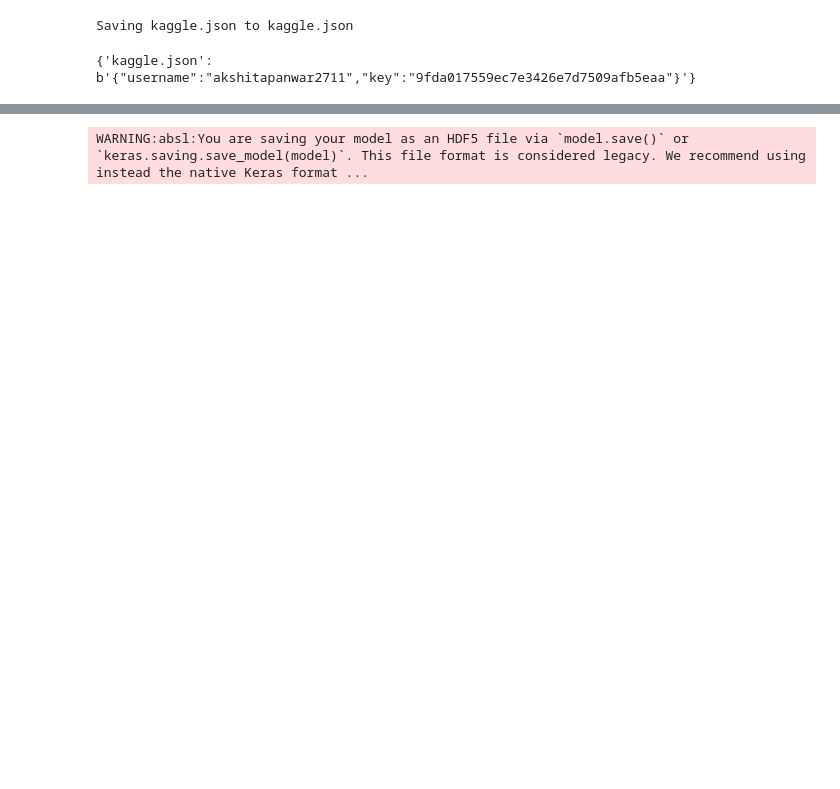
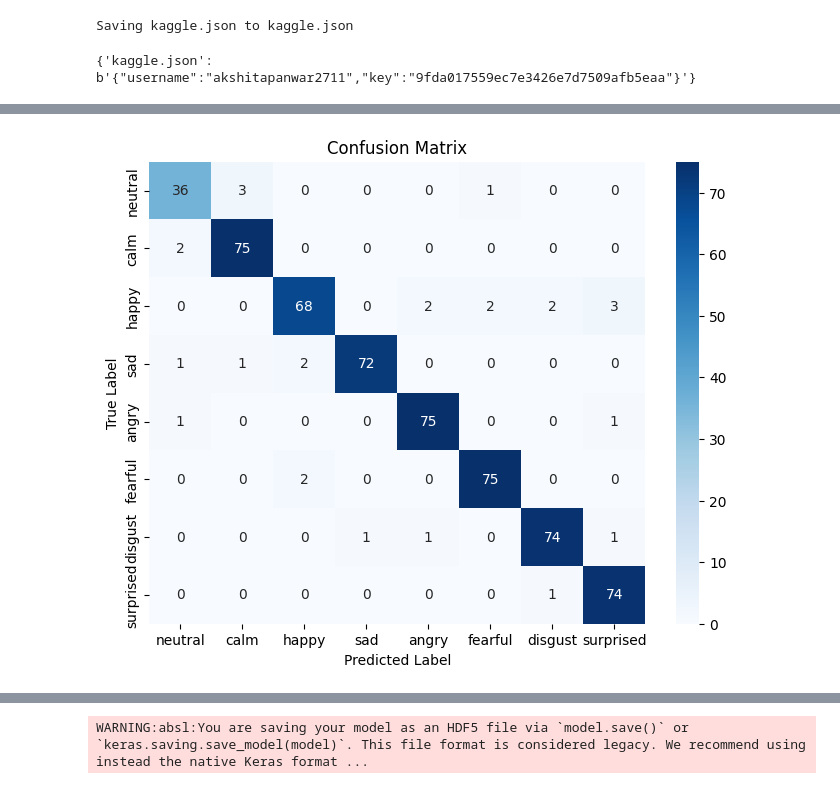
Before and after one commit to aaravbmb/ML-speech-analysis-system, a Jupyter notebook: model_training.ipynb, the cells around one changed output, grey strips where cells are left out. Saved outputs shown, nothing was run; the diff lists cells and outputs as text; code cells hidden in the pictures; blank space fills up the shorter version.

```diff
--- a/model_training.ipynb
+++ b/model_training.ipynb
@@ -159,0 +205,25 @@ model_A.evaluate(np.expand_dims(radvess_speech_data_array[training_samples+valid
+# %%
+from sklearn.metrics import accuracy_score
+
+# Get model predictions on the test set
+y_pred = model_A.predict(np.expand_dims(radvess_speech_data_array[training_samples+validation_samples:], -1))
+
+# Convert predictions and actual labels to class indices
+y_pred_classes = np.argmax(y_pred, axis=1)
+y_true_classes = np.argmax(labels_categorical[training_samples+validation_samples:], axis=1)
+
+# Compute accuracy
+accuracy = accuracy_score(y_true_classes, y_pred_classes)
+print(f"Model Accuracy: {accuracy * 100:.2f}%")
+
+# Compute confusion matrix
+conf_matrix = confusion_matrix(y_true_classes, y_pred_classes)
+
+# Plot confusion matrix
+plt.figure(figsize=(8,6))
+sns.heatmap(conf_matrix, annot=True, fmt='d', cmap='Blues', xticklabels=emotions.values(), yticklabels=emotions.values())
+plt.xlabel('Predicted Label')
+plt.ylabel('True Label')
+plt.title('Confusion Matrix')
+plt.show()
+# %% [output]
@@ -160,3 +232,4 @@ model_A.evaluate(np.expand_dims(radvess_speech_data_array[training_samples+valid
+[figure, added]
 # %%
 # Predicting Emotions
 
```
Also changed, not shown: parts of 13 cells of this notebook.
